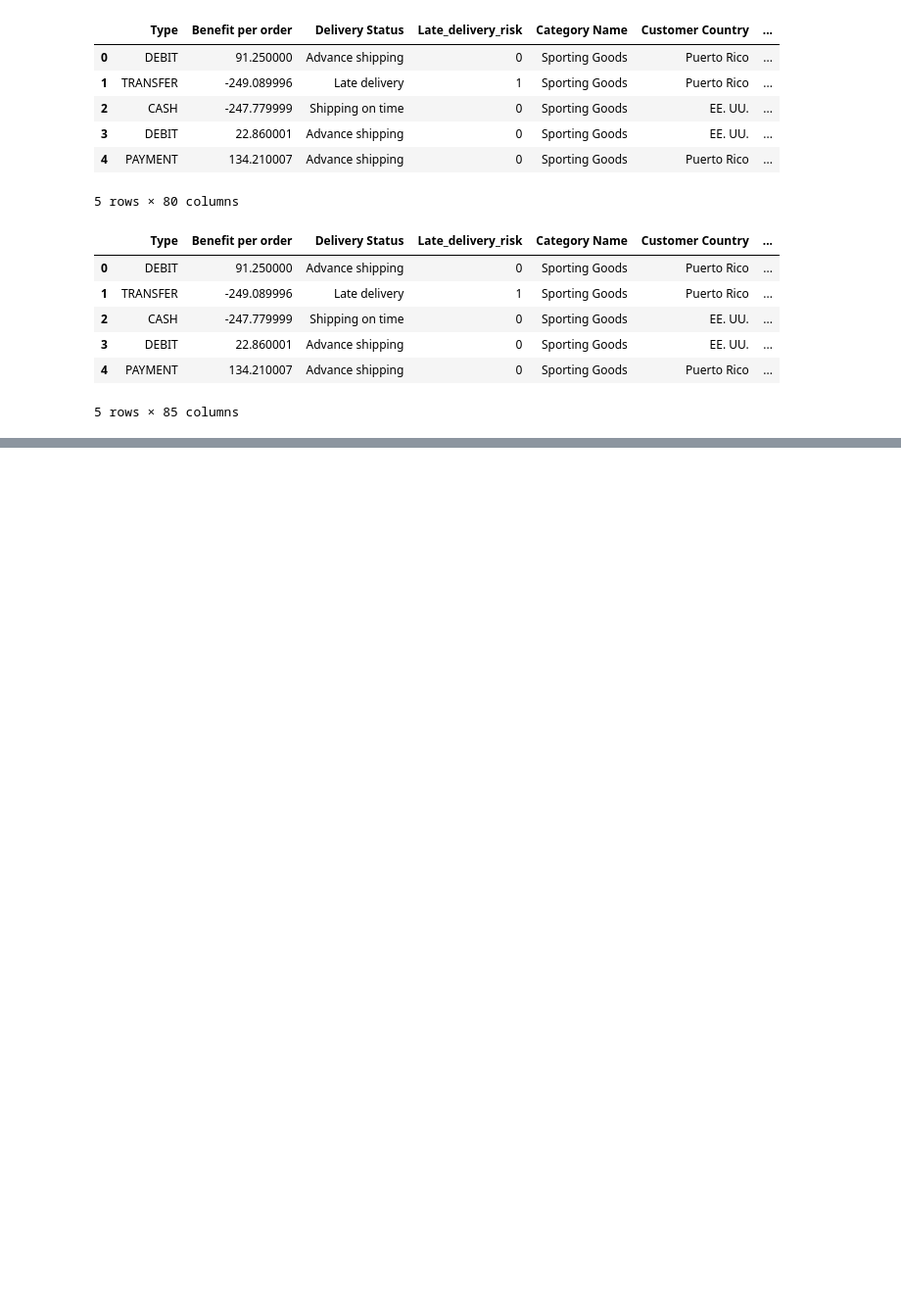
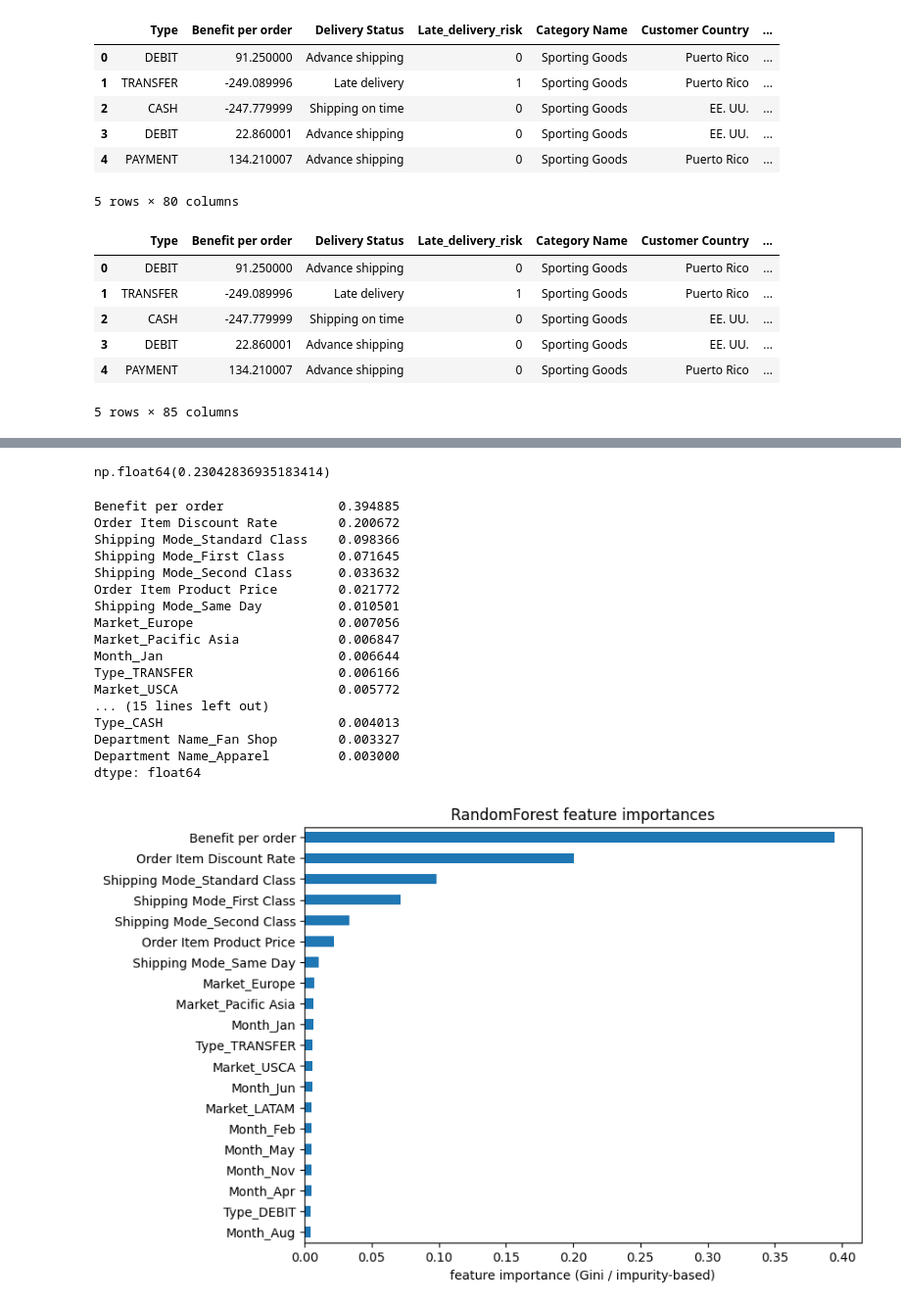
Before and after one commit to WilliamJhong/2025AAE722_William-J, a Jupyter notebook: Final Project/Final Project.ipynb, the cells around one changed output, grey strips where cells are left out. Shown at 98% size. Cells and saved outputs as stored; diff of their text form; code cells hidden in the pictures; blank space fills up the shorter version.

```diff
--- a/Final Project/Final Project.ipynb
+++ b/Final Project/Final Project.ipynb
@@ -99,0 +113,15 @@ filtered_data.head()
+# %%
+# Parse 'order date (DateOrders)' to datetime and extract month
+# Coerce errors to NaT so bad values become missing
+filtered_data['order date (DateOrders)'] = pd.to_datetime(filtered_data['order date (DateOrders)'], errors='coerce')
+# Extract month number (1-12); NaT becomes NaN
+filtered_data['Order_Month'] = filtered_data['order date (DateOrders)'].dt.month
+# Map month numbers to short month names and mark missing as 'Missing'
+month_map = {1:'Jan',2:'Feb',3:'Mar',4:'Apr',5:'May',6:'Jun',7:'Jul',8:'Aug',9:'Sep',10:'Oct',11:'Nov',12:'Dec'}
+filtered_data['Order_Month_Name'] = filtered_data['Order_Month'].map(month_map).fillna('Missing')
+# Create one-hot dummy columns for month names (Month_Jan, Month_Feb, ... , Month_Missing)
+month_dummies = pd.get_dummies(filtered_data['Order_Month_Name'], prefix='Month')
+# Append month dummy columns to the dataframe
+filtered_data = pd.concat([filtered_data, month_dummies], axis=1)
+# Show the first rows to verify new month columns
+filtered_data.head()
@@ -99,0 +217,46 @@ filtered_data.head()
+# %%
+# late delivery RF model
+
+rf_late = RF(max_features=10,
+               random_state=42).fit(X_train, y_train)
+y_hat_rf = rf_late.predict(X_test) # Predict on test data
+np.mean((y_test - y_hat_rf)**2)
+# %% [output]
+np.float64(0.23042836935183414)
+# %%
+# feature names (D from your notebook is the Index of feature columns)
+feature_names = list(D)
+
+# scikit-learn RF/ensemble attribute
+importances = rf_late.feature_importances_
+
+# tidy dataframe and sort
+feat_imp = pd.Series(importances, index=feature_names).sort_values(ascending=False)
+print(feat_imp.head(30))
+
+# optional: plot top 20
+import matplotlib.pyplot as plt
+feat_imp.head(20).plot(kind='barh', figsize=(8,6))
+plt.gca().invert_yaxis()
+plt.xlabel('feature importance (Gini / impurity-based)')
+plt.title('RandomForest feature importances')
+plt.show()
+# %% [output]
+Benefit per order               0.394885
+Order Item Discount Rate        0.200672
+Shipping Mode_Standard Class    0.098366
+Shipping Mode_First Class       0.071645
+Shipping Mode_Second Class      0.033632
+Order Item Product Price        0.021772
+Shipping Mode_Same Day          0.010501
+Market_Europe                   0.007056
+Market_Pacific Asia             0.006847
+Month_Jan                       0.006644
+Type_TRANSFER                   0.006166
+Market_USCA                     0.005772
+... (15 lines left out)
+Type_CASH                       0.004013
+Department Name_Fan Shop        0.003327
+Department Name_Apparel         0.003000
+dtype: float64
+[figure, added]
```
Also changed, not shown: parts of 18 cells of this notebook.
